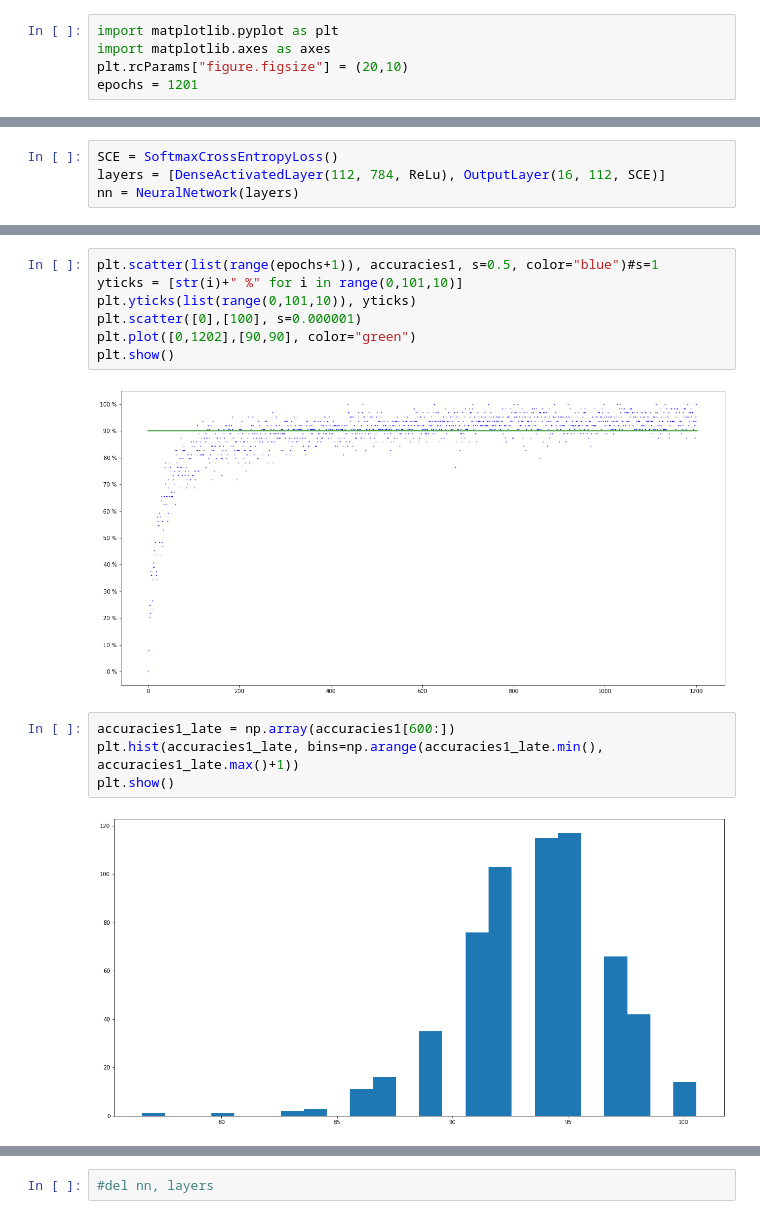
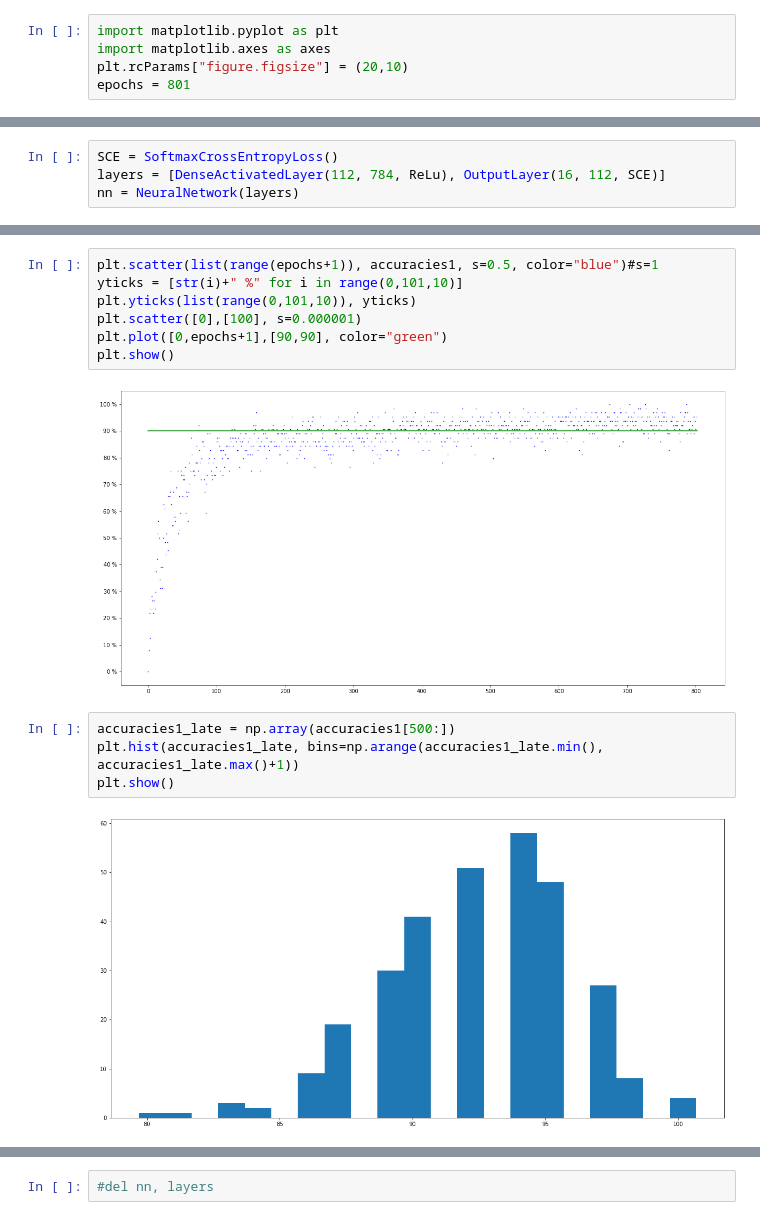
Before and after one commit to MK8BK/Deep_Learning_ISD, a Jupyter notebook: Details.ipynb, the cells around one changed output, grey strips where cells are left out. Cells and saved outputs as stored; diff of their text form.

```diff
--- a/Details.ipynb
+++ b/Details.ipynb
@@ -912,7 +1000,7 @@ image_grid(images: Iterable[PIL.Image.Image], columns: int = 5, titles: Optional
 import matplotlib.pyplot as plt
 import matplotlib.axes as axes
 plt.rcParams["figure.figsize"] = (20,10)
-epochs = 1201
+epochs = 801
 # %% [markdown]
 ### 5.1 Entrainement et Test sur mini-batch
 # %%
@@ -947,16 +1035,16 @@ plt.scatter(list(range(epochs+1)), accuracies1, s=0.5, color="blue")#s=1
 yticks = [str(i)+" %" for i in range(0,101,10)]
 plt.yticks(list(range(0,101,10)), yticks)
 plt.scatter([0],[100], s=0.000001)
-plt.plot([0,1202],[90,90], color="green")
+plt.plot([0,epochs+1],[90,90], color="green")
 plt.show()
 # %% [output]
-[figure, old version]
+[figure, new version]
 # %%
-accuracies1_late = np.array(accuracies1[600:])
+accuracies1_late = np.array(accuracies1[500:])
 plt.hist(accuracies1_late, bins=np.arange(accuracies1_late.min(), accuracies1_late.max()+1))
 plt.show()
 # %% [output]
-[figure, old version]
+[figure, new version]
 # %%
 print(f"moyenne: {accuracies1_late.mean(): .2f}%    | std:{accuracies1_late.std(): .2f}%")
 # %% [output]
```
Also changed, not shown: parts of 51 cells of this notebook, 3 other files.
